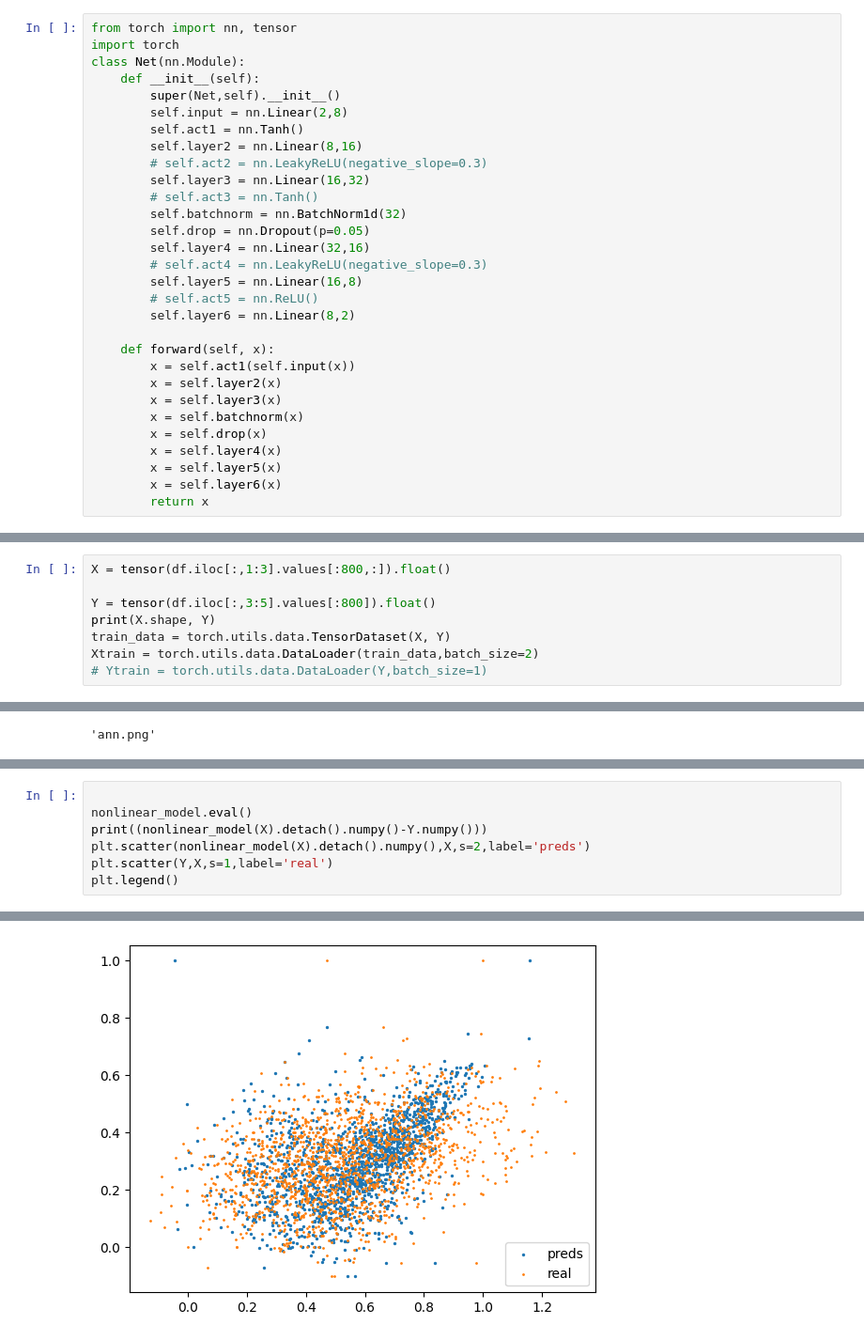
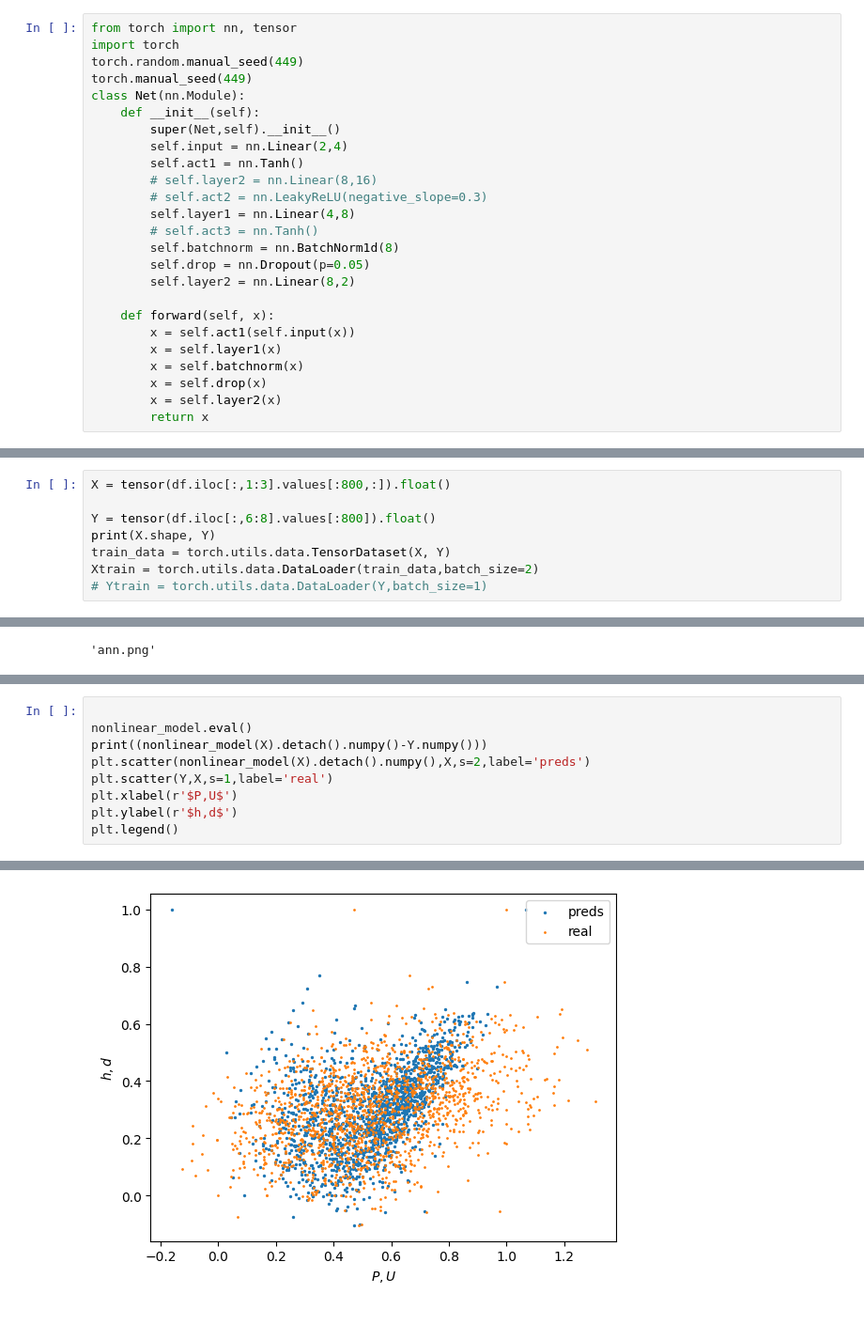
Before and after one commit to advpropsys/hetfit_scientific, a Jupyter notebook: anal/observtional_pass.ipynb, the cells around one changed output, grey strips where cells are left out. Shown at 94% size. Saved outputs shown, nothing was run; the diff lists cells and outputs as text.

```diff
--- a/anal/observtional_pass.ipynb
+++ b/anal/observtional_pass.ipynb
@@ -56,32 +56,27 @@ def train(X, model, loss_function, optim, num_epochs):
 # %%
 from torch import nn, tensor
 import torch
+torch.random.manual_seed(449)
+torch.manual_seed(449)
 class Net(nn.Module):
     def __init__(self):
         super(Net,self).__init__()
-        self.input = nn.Linear(2,8)
+        self.input = nn.Linear(2,4)
         self.act1 = nn.Tanh()
-        self.layer2 = nn.Linear(8,16)
+        # self.layer2 = nn.Linear(8,16)
         # self.act2 = nn.LeakyReLU(negative_slope=0.3)
-        self.layer3 = nn.Linear(16,32)
+        self.layer1 = nn.Linear(4,8)
         # self.act3 = nn.Tanh()
-        self.batchnorm = nn.BatchNorm1d(32)
+        self.batchnorm = nn.BatchNorm1d(8)
         self.drop = nn.Dropout(p=0.05)
-        self.layer4 = nn.Linear(32,16)
-        # self.act4 = nn.LeakyReLU(negative_slope=0.3)
-        self.layer5 = nn.Linear(16,8)
-        # self.act5 = nn.ReLU()
-        self.layer6 = nn.Linear(8,2)
+        self.layer2 = nn.Linear(8,2)
 
     def forward(self, x):
         x = self.act1(self.input(x))
-        x = self.layer2(x)
-        x = self.layer3(x)
+        x = self.layer1(x)
         x = self.batchnorm(x)
         x = self.drop(x)
-        x = self.layer4(x)
-        x = self.layer5(x)
-        x = self.layer6(x)
+        x = self.layer2(x)
         return x
 # %%
 import torch
@@ -97,7 +92,7 @@ tensor([[-0.4446,  0.0845],
 # %%
 X = tensor(df.iloc[:,1:3].values[:800,:]).float()
 
-Y = tensor(df.iloc[:,3:5].values[:800]).float()
+Y = tensor(df.iloc[:,6:8].values[:800]).float()
 print(X.shape, Y)
 train_data = torch.utils.data.TensorDataset(X, Y)
 Xtrain = torch.utils.data.DataLoader(train_data,batch_size=2)
@@ -132,5 +127,7 @@ nonlinear_model.eval()
 print((nonlinear_model(X).detach().numpy()-Y.numpy()))
 plt.scatter(nonlinear_model(X).detach().numpy(),X,s=2,label='preds')
 plt.scatter(Y,X,s=1,label='real')
+plt.xlabel(r'$P,U$')
+plt.ylabel(r'$h,d$')
 plt.legend()
 # %% [output]
@@ -144,4 +141,4 @@ plt.legend()
 <matplotlib.legend.Legend at 0x...>
-[figure, old version]
+[figure, new version]
 # %%
 import numpy as np
```
Also changed, not shown: parts of 9 cells of this notebook, 8 other files.
